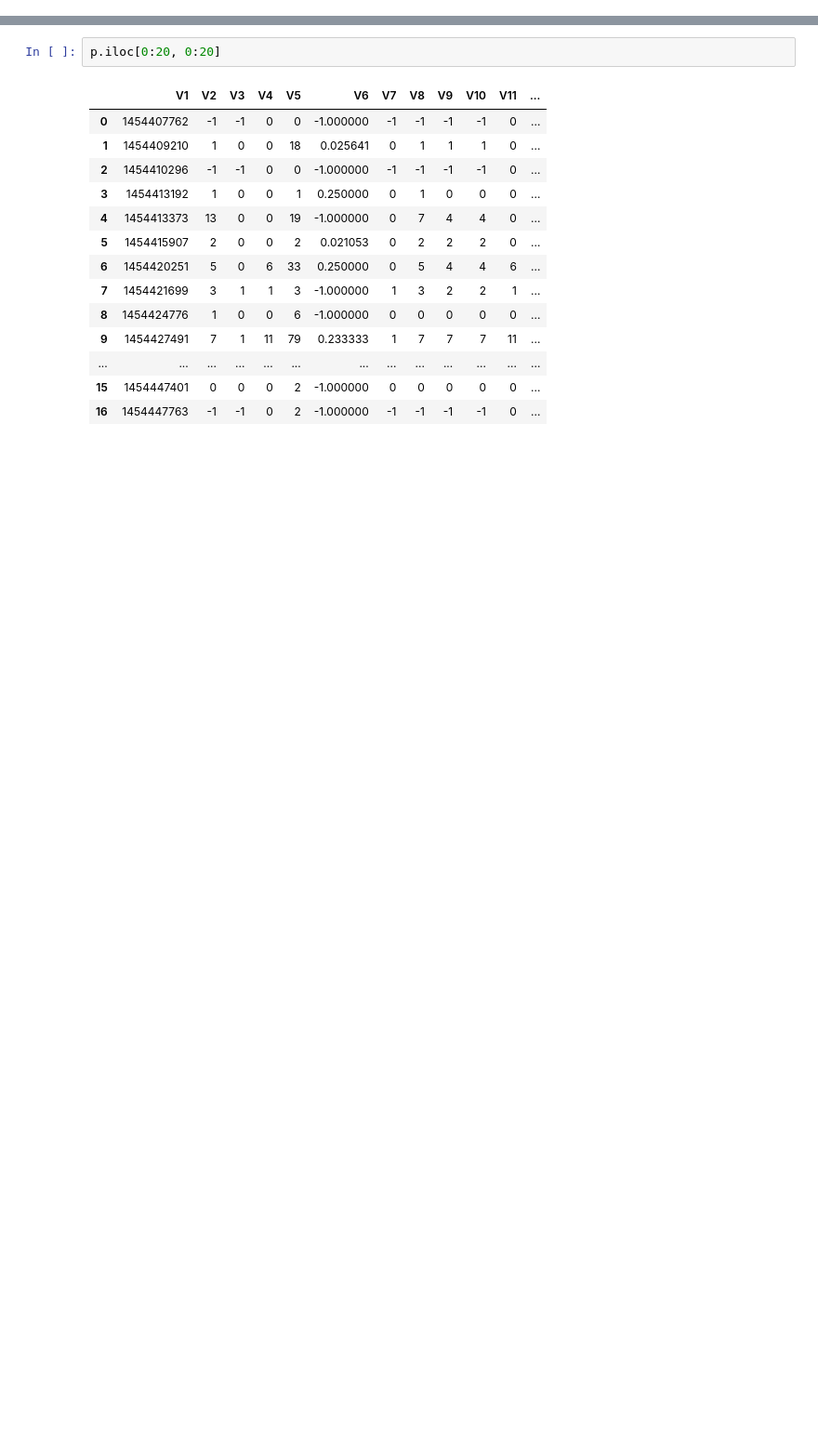
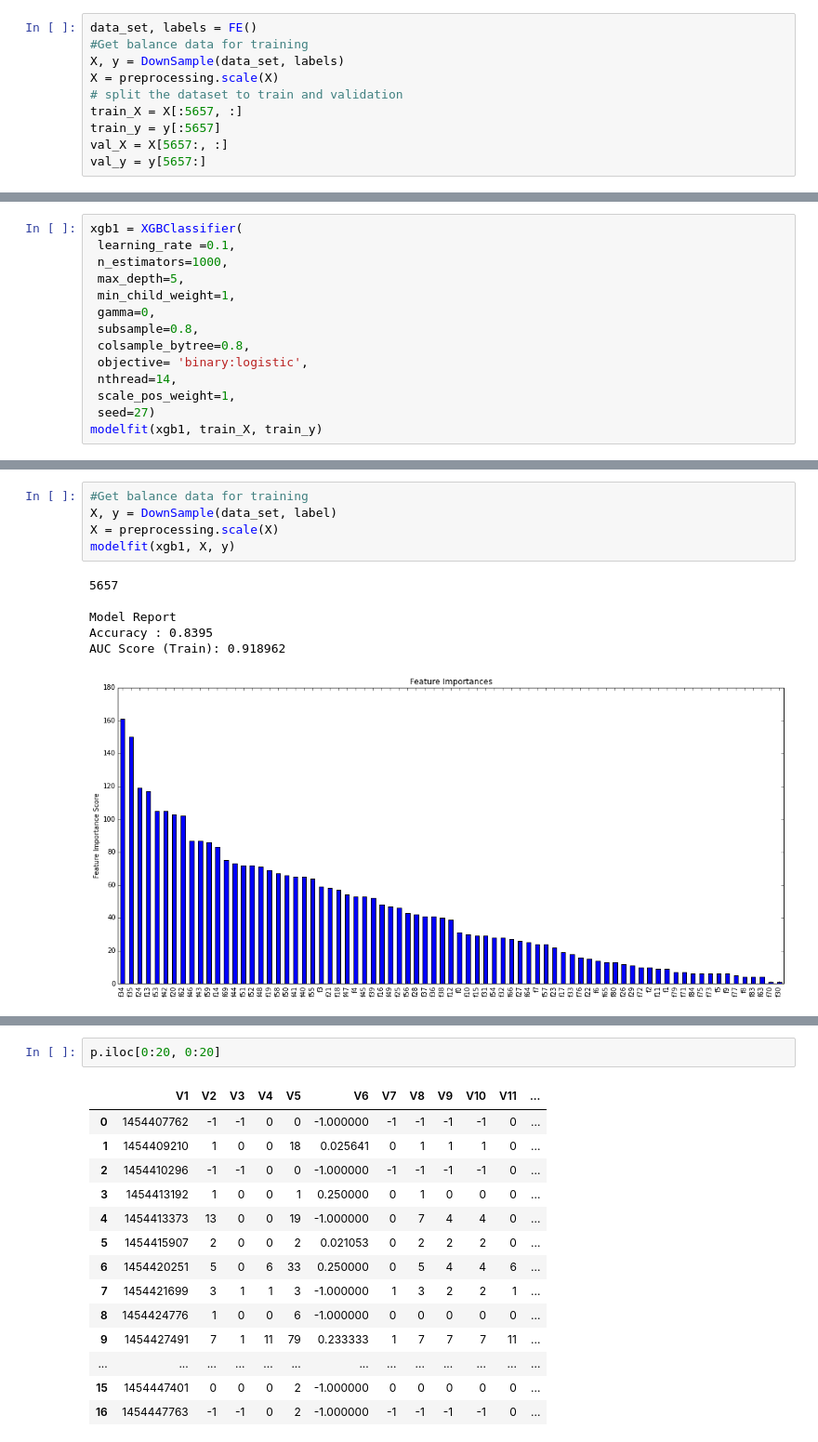
Before and after one commit to Matttteo/joinctrip, a Jupyter notebook: joinctrip.ipynb, the cells around one changed output, grey strips where cells are left out. Shown: that part at 93% size. Drawn from its saved outputs; the diff is of its cells as text; blank space fills up the shorter version.

```diff
--- a/joinctrip.ipynb
+++ b/joinctrip.ipynb
@@ -7,0 +389,10 @@ p = pd.read_csv('train.txt',sep= ' ')
+# %%
+data_set, labels = FE()
+#Get balance data for training
+X, y = DownSample(data_set, labels)
+X = preprocessing.scale(X)
+# split the dataset to train and validation
+train_X = X[:5657, :]
+train_y = y[:5657]
+val_X = X[5657:, :]
+val_y = y[5657:]
@@ -7,0 +401,14 @@ p = pd.read_csv('train.txt',sep= ' ')
+# %%
+xgb1 = XGBClassifier(
+ learning_rate =0.1,
+ n_estimators=1000,
+ max_depth=5,
+ min_child_weight=1,
+ gamma=0,
+ subsample=0.8,
+ colsample_bytree=0.8,
+ objective= 'binary:logistic',
+ nthread=14,
+ scale_pos_weight=1,
+ seed=27)
+modelfit(xgb1, train_X, train_y)
@@ -7,0 +427,12 @@ p = pd.read_csv('train.txt',sep= ' ')
+# %%
+#Get balance data for training
+X, y = DownSample(data_set, label)
+X = preprocessing.scale(X)
+modelfit(xgb1, X, y)
+# %% [output]
+5657
+
+Model Report
+Accuracy : 0.8395
+AUC Score (Train): 0.918962
+[figure, added]
```
Also changed, not shown: parts of 61 cells of this notebook, 3 other files.
